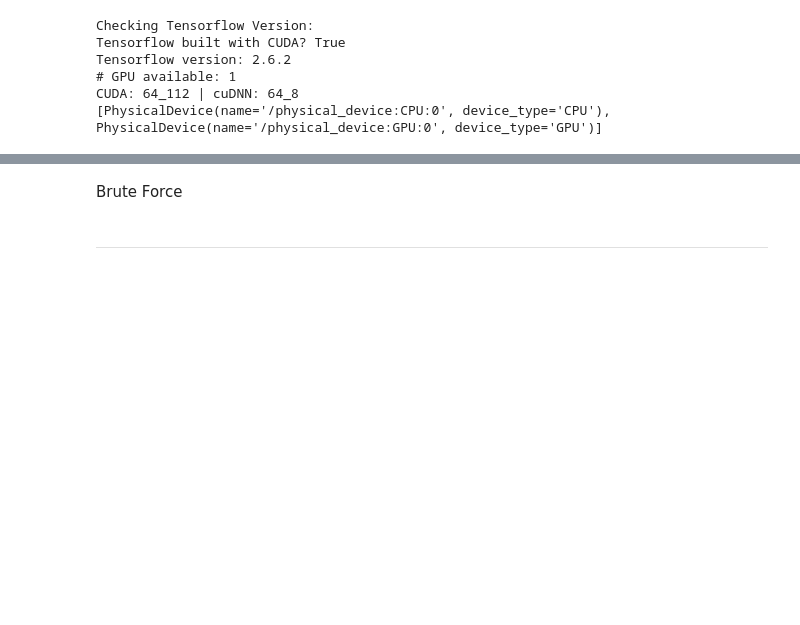
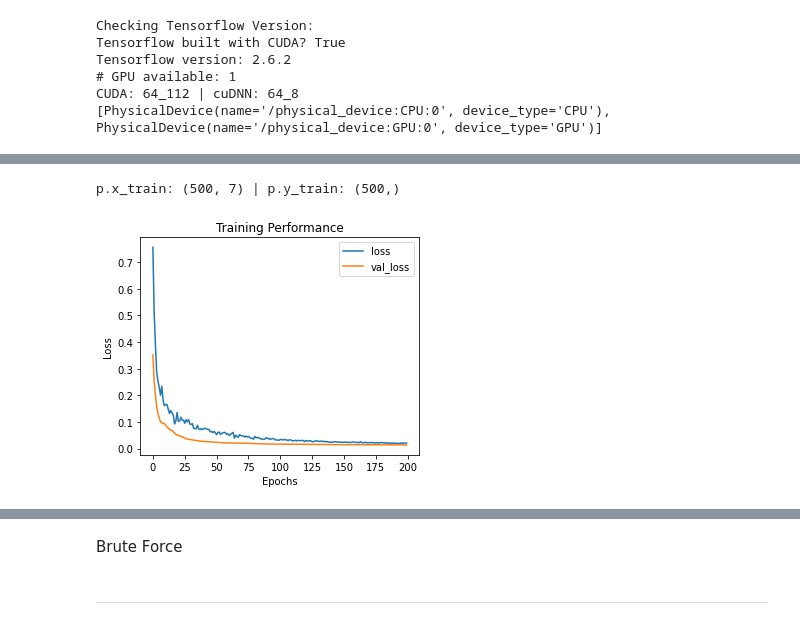
Before and after one commit to misaelmmorales/CO2-Monitor-Optim, a Jupyter notebook: Heterogeneous_2a_higherK/_misael_nb.ipynb, the cells around one changed output, grey strips where cells are left out. Drawn from its saved outputs; the diff is of its cells as text; code cells hidden in the pictures; blank space fills up the shorter version.

```diff
--- a/Heterogeneous_2a_higherK/_misael_nb.ipynb
+++ b/Heterogeneous_2a_higherK/_misael_nb.ipynb
@@ -16,0 +26,2 @@ import matplotlib as mpl
+# %%
+p = Proxy(ncol_data=[7, 23, 39], measure_type=1, nMCSamples=50000)
@@ -16,0 +46,36 @@ import matplotlib as mpl
+# %%
+print('p.x_train: {} | p.y_train: {}'.format(p.x_train.shape, p.y_train.shape))
+
+X_train = MinMaxScaler().fit_transform(p.x_train)
+y_train = MinMaxScaler().fit_transform(p.y_train.reshape(-1,1))
+# %% [output]
+p.x_train: (500, 7) | p.y_train: (500,)
+# %%
+def make_proxy(reg=L1(1e-5), drop=0.1, opt=Adam(1e-3), loss='mse'):
+    keras.backend.clear_session()
+    def dense_block(inp, units):
+        _ = Dense(units, kernel_regularizer=reg)(inp)
+        _ = BatchNormalization()(_)
+        _ = PReLU()(_)
+        _ = Dropout(drop)(_)
+        return _
+    inp = Input(shape=(7))
+    x = dense_block(inp, 64)
+    x = dense_block(x, 128)
+    x = dense_block(x, 32)
+    x = dense_block(x, 16)
+    out = Dense(1, activation='linear')(x)
+    proxy = Model(inp, out)
+    proxy.compile(optimizer=opt, loss=loss, metrics=['mse','mae'])
+    return proxy
+
+model = make_proxy()
+#model.summary()
+fit = model.fit(X_train, y_train,
+                    epochs = 200,
+                    validation_split = 0.2,
+                    batch_size = 50,
+                    verbose = False)
+plot_loss(fit)
+# %% [output]
+[figure, added]
```
Also changed, not shown: parts of 15 cells of this notebook, 4 other files.
